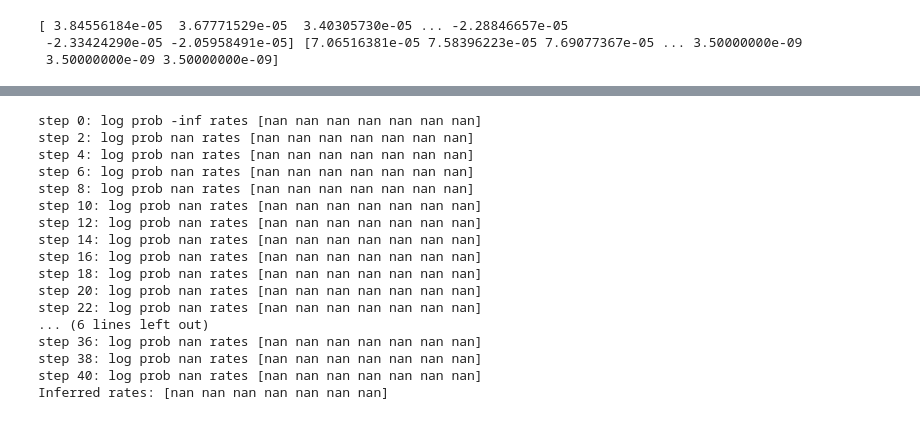
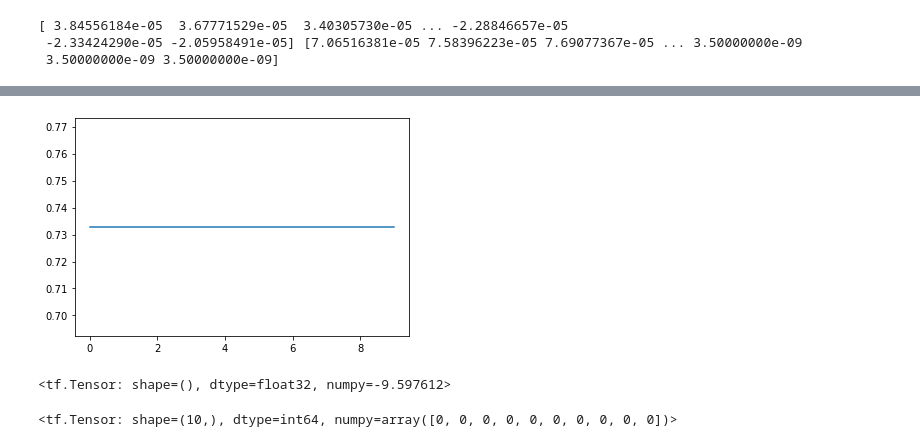
Before and after one commit to ishanchadha01/eeg-ml, a Jupyter notebook: project/arhmm/hmm.ipynb, the cells around one changed output, grey strips where cells are left out. Cells and saved outputs as stored; diff of their text form; code cells hidden in the pictures.

```diff
--- a/project/arhmm/hmm.ipynb
+++ b/project/arhmm/hmm.ipynb
@@ -51,17 +50,19 @@ print(data11, data22)
 # %%
-num_states = 7
+tfd = tfp.distributions
 
-initial_state_logits = np.zeros([num_states], dtype=np.float32) # uniform distribution
+num_states = 10
 
-daily_change_prob = 0.3
-transition_probs = daily_change_prob / (num_states-1) * np.ones(
-    [num_states, num_states], dtype=np.float32)
-np.fill_diagonal(transition_probs,
-                 1-daily_change_prob)
-transition_probs[0] = np.zeros(num_states)
-transition_probs[0][0] = 1
-transition_probs[-1] = np.flip(transition_probs[0])
+initial_distribution = tfd.Categorical(probs=np.ones(shape=[num_states]))
 
-print("Initial state logits:\n{}".format(initial_state_logits))
+daily_change_prob = 0.7
+transition_probs = daily_change_prob / (num_states-1) * np.ones([num_states, num_states], dtype=np.float32)
+np.fill_diagonal(transition_probs,1-daily_change_prob)
+#transition_probs[0] = np.zeros(num_states)
+#transition_probs[0][0] = 1
+#transition_probs[-1] = np.flip(transition_probs[0])
+
+print("Initial state:\n{}".format(initial_distribution))
 print("Transition matrix:\n{}".format(transition_probs))
+
+transition_distribution = tfd.Categorical(probs=transition_probs)
 # %% [output]
@@ -113,25 +86,26 @@ def train_op():
-# %%
-for step in range(41):
-    loss, rates = [t.numpy() for t in train_op()]
-    if step % 2 == 0:
-        print("step {}: log prob {} rates {}".format(step, -loss, rates))
-
-print("Inferred rates: {}".format(rates))
-# %% [output]
-step 0: log prob -inf rates [nan nan nan nan nan nan nan]
-step 2: log prob nan rates [nan nan nan nan nan nan nan]
-step 4: log prob nan rates [nan nan nan nan nan nan nan]
-step 6: log prob nan rates [nan nan nan nan nan nan nan]
-step 8: log prob nan rates [nan nan nan nan nan nan nan]
-step 10: log prob nan rates [nan nan nan nan nan nan nan]
-step 12: log prob nan rates [nan nan nan nan nan nan nan]
-step 14: log prob nan rates [nan nan nan nan nan nan nan]
-step 16: log prob nan rates [nan nan nan nan nan nan nan]
-step 18: log prob nan rates [nan nan nan nan nan nan nan]
-step 20: log prob nan rates [nan nan nan nan nan nan nan]
-step 22: log prob nan rates [nan nan nan nan nan nan nan]
-... (6 lines left out)
-step 36: log prob nan rates [nan nan nan nan nan nan nan]
-step 38: log prob nan rates [nan nan nan nan nan nan nan]
-step 40: log prob nan rates [nan nan nan nan nan nan nan]
-Inferred rates: [nan nan nan nan nan nan nan]
+# %%
+observation_distribution = tfd.Normal(
+    loc=data22.astype('float32'),
+    scale=np.zeros(shape=[num_states], dtype='float32')
+)
+
+hmm = tfd.HiddenMarkovModel(
+    initial_distribution=initial_distribution,
+    transition_distribution=transition_distribution,
+    observation_distribution=observation_distribution,
+    num_steps=len(data11)
+)
+
+hmm.mean()
+plt.plot(hmm.mean())
+plt.show()
+# %% [output]
+[figure, added]
+# %%
+hmm.log_prob(tf.zeros(shape=[num_states]))
+# %% [output]
+<tf.Tensor: shape=(), dtype=float32, numpy=-9.597612>
+# %%
+hmm.posterior_mode(np.array(data11,dtype='float32'))
+# %% [output]
+<tf.Tensor: shape=(10,), dtype=int64, numpy=array([0, 0, 0, 0, 0, 0, 0, 0, 0, 0])>
```
Also changed, not shown: parts of 9 cells of this notebook, 1 other file.
